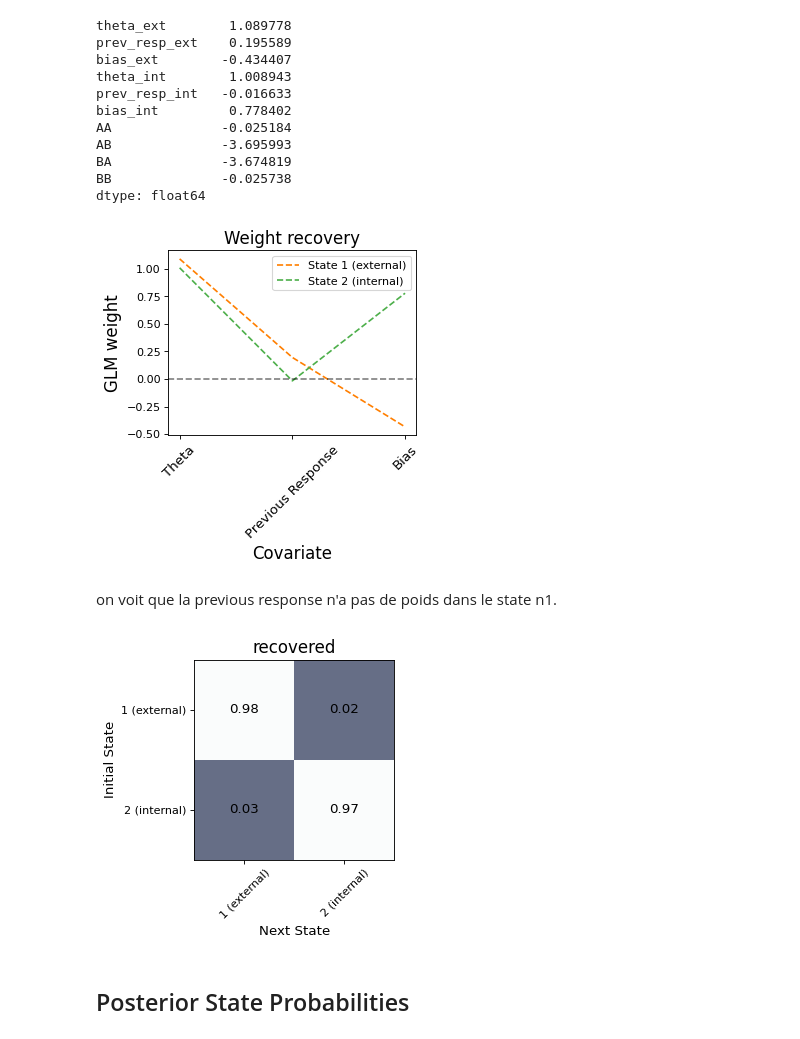
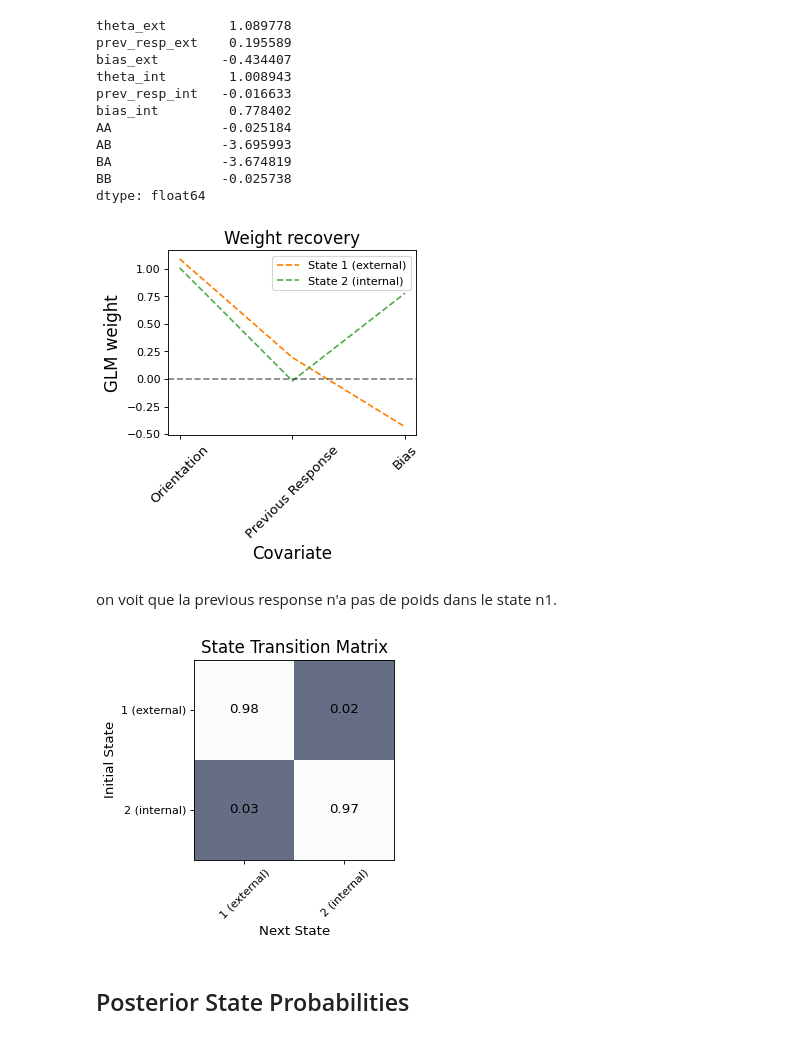
Before and after one commit to cocoltre/Visual-Perception, a Jupyter notebook: GLM_HMM_predictive_templates.ipynb, the cells around one changed output. Cells and saved outputs as stored; diff of their text form; code cells hidden in the pictures.

Commit message:
theta in orientation

```diff
--- a/GLM_HMM_predictive_templates.ipynb
+++ b/GLM_HMM_predictive_templates.ipynb
@@ -407,36 +407,36 @@ for k in range(num_states):
 plt.yticks(fontsize=10)
 plt.ylabel("GLM weight", fontsize=15)
 plt.xlabel("Covariate", fontsize=15)
-plt.xticks([0, 1, 2], ['Theta', 'Previous Response', 'Bias'], fontsize=12, rotation=45)
-#plt.xticks([0, 1], ['Theta', 'Previous Response'], fontsize=12, rotation=45)
+plt.xticks([0, 1, 2], ['Orientation', 'Previous Response', 'Bias'], fontsize=12, rotation=45)
+#plt.xticks([0, 1], ['Orientation', 'Previous Response'], fontsize=12, rotation=45)
 plt.axhline(y=0, color="k", alpha=0.5, ls="--")
 plt.legend()
 plt.title("Weight recovery", fontsize=15)
 plt.savefig(root_dir + '/plots/weight_recovery_orientation.png', bbox_inches='tight')
 plt.show()
 # %% [output]
-[figure, old version]
+[figure, new version]
 # %% [markdown]
 on voit que la previous response n'a pas de poids dans le state n1.
 # %%
 fig = plt.figure(figsize=(5, 2.5), dpi=80, facecolor='w', edgecolor='k')
 plt.imshow(recovered_trans_mat, vmin=-0.8, vmax=1, cmap='bone')
 for i in range(recovered_trans_mat.shape[0]):
     for j in range(recovered_trans_mat.shape[1]):
         text = plt.text(j, i, str(np.around(recovered_trans_mat[i, j], decimals=2)), ha="center", va="center",
                         color="k", fontsize=12)
 plt.xlim(-0.5, num_states - 0.5)
 plt.xticks(range(0, num_states), ('1 (external)', '2 (internal)'), fontsize=10, rotation=45)
 plt.yticks(range(0, num_states), ('1 (external)', '2 (internal)'), fontsize=10)
 plt.ylim(num_states - 0.5, -0.5)
 plt.xlabel('Next State', fontsize=12)
 plt.ylabel('Initial State', fontsize=12)
-plt.title("recovered", fontsize = 15)
+plt.title("State Transition Matrix", fontsize = 15)
 plt.subplots_adjust(0, 0, 1, 1)
 plt.savefig(root_dir + '/plots/transitions_orientation.png', bbox_inches='tight')
 plt.show()
 # %% [output]
-[figure, old version]
+[figure, new version]
 # %% [markdown]
 ## Posterior State Probabilities
 # %% [markdown]
```
